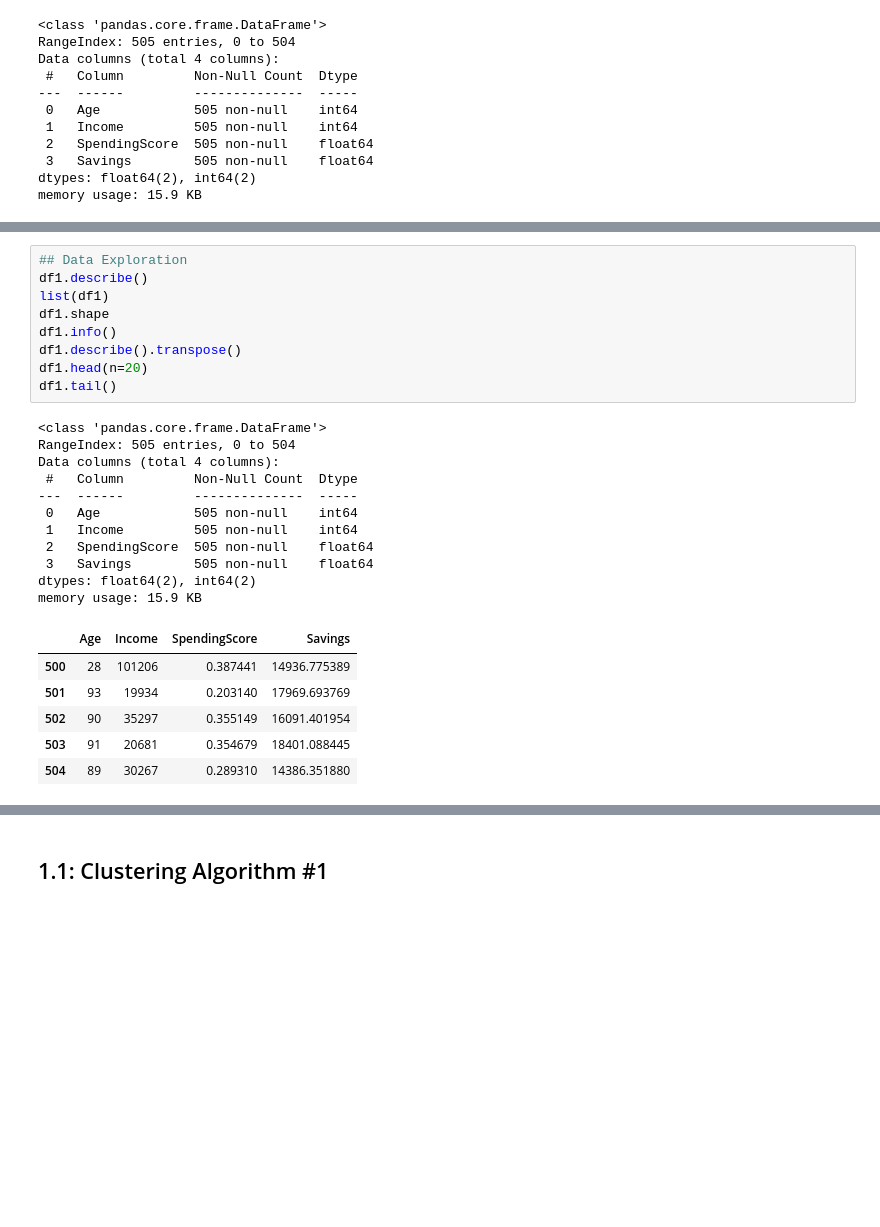
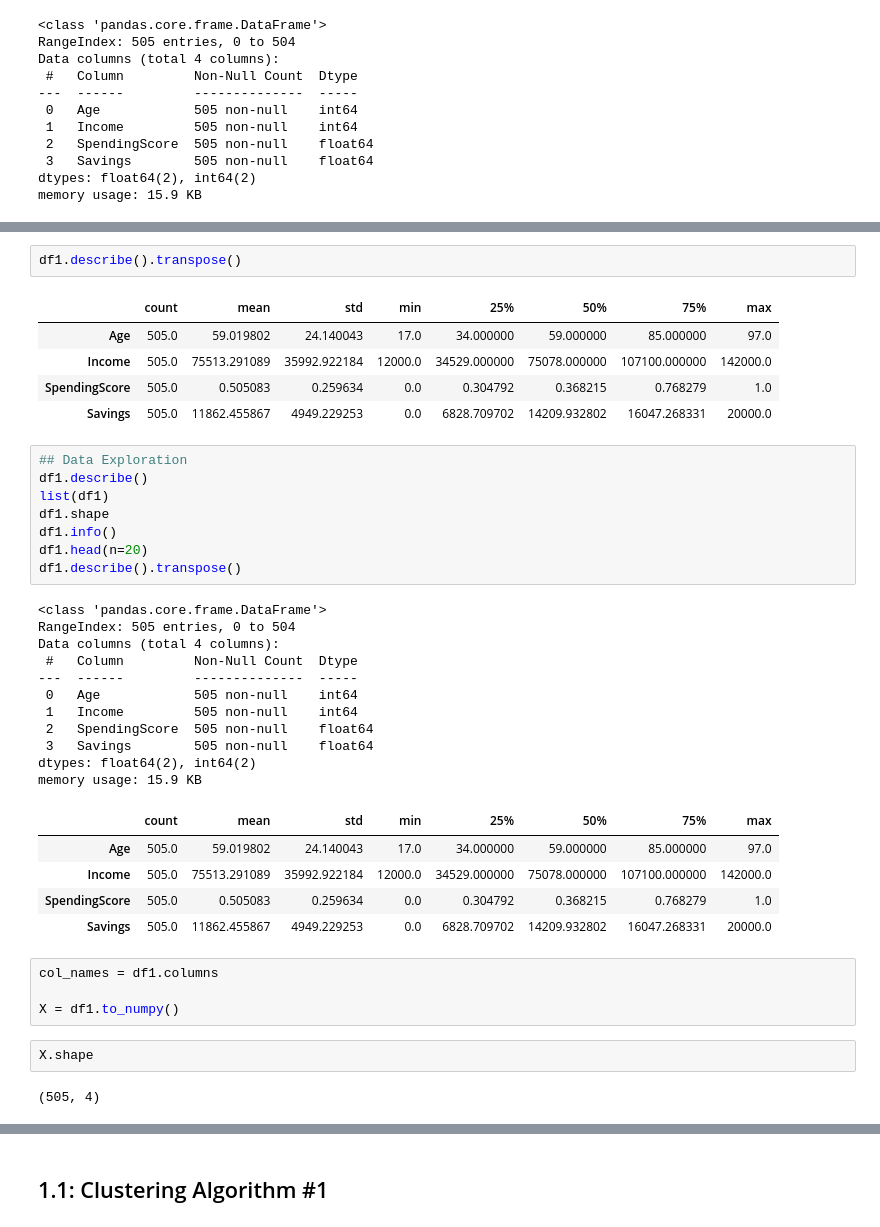
Before and after one commit to hellojohnkim/mmai869, a Jupyter notebook: 2024_869_JohnKim.ipynb, the cells around one changed output, grey strips where cells are left out. Cells and saved outputs as stored; diff of their text form; blank space fills up the shorter version.

```diff
--- a/2024_869_JohnKim.ipynb
+++ b/2024_869_JohnKim.ipynb
@@ -97,27 +105,41 @@ memory usage: 15.9 KB
+# %%
+df1.describe().transpose()
+# %% [output]
+|  | count | mean | std | min | 25% | 50% | 75% | max |
+| Age | 505.0 | 59.019802 | 24.140043 | 17.0 | 34.000000 | 59.000000 | 85.000000 | 97.0 |
+| Income | 505.0 | 75513.291089 | 35992.922184 | 12000.0 | 34529.000000 | 75078.000000 | 107100.000000 | 142000.0 |
+| SpendingScore | 505.0 | 0.505083 | 0.259634 | 0.0 | 0.304792 | 0.368215 | 0.768279 | 1.0 |
+| Savings | 505.0 | 11862.455867 | 4949.229253 | 0.0 | 6828.709702 | 14209.932802 | 16047.268331 | 20000.0 |
 # %%
 ## Data Exploration
 df1.describe()
 list(df1)
 df1.shape
 df1.info()
+df1.head(n=20)
 df1.describe().transpose()
-df1.head(n=20)
-df1.tail()
 # %% [output]
 <class 'pandas.core.frame.DataFrame'>
 RangeIndex: 505 entries, 0 to 504
 Data columns (total 4 columns):
  #   Column         Non-Null Count  Dtype
 ---  ------         --------------  -----
  0   Age            505 non-null    int64
  1   Income         505 non-null    int64
  2   SpendingScore  505 non-null    float64
  3   Savings        505 non-null    float64
 dtypes: float64(2), int64(2)
 memory usage: 15.9 KB
-|  | Age | Income | SpendingScore | Savings |
-| 500 | 28 | 101206 | 0.387441 | 14936.775389 |
-| 501 | 93 | 19934 | 0.203140 | 17969.693769 |
-| 502 | 90 | 35297 | 0.355149 | 16091.401954 |
-| 503 | 91 | 20681 | 0.354679 | 18401.088445 |
-| 504 | 89 | 30267 | 0.289310 | 14386.351880 |
+|  | count | mean | std | min | 25% | 50% | 75% | max |
+| Age | 505.0 | 59.019802 | 24.140043 | 17.0 | 34.000000 | 59.000000 | 85.000000 | 97.0 |
+| Income | 505.0 | 75513.291089 | 35992.922184 | 12000.0 | 34529.000000 | 75078.000000 | 107100.000000 | 142000.0 |
+| SpendingScore | 505.0 | 0.505083 | 0.259634 | 0.0 | 0.304792 | 0.368215 | 0.768279 | 1.0 |
+| Savings | 505.0 | 11862.455867 | 4949.229253 | 0.0 | 6828.709702 | 14209.932802 | 16047.268331 | 20000.0 |
+# %%
+col_names = df1.columns
+
+X = df1.to_numpy()
+# %%
+X.shape
+# %% [output]
+(505, 4)
```
Also changed, not shown: parts of 27 cells of this notebook.
